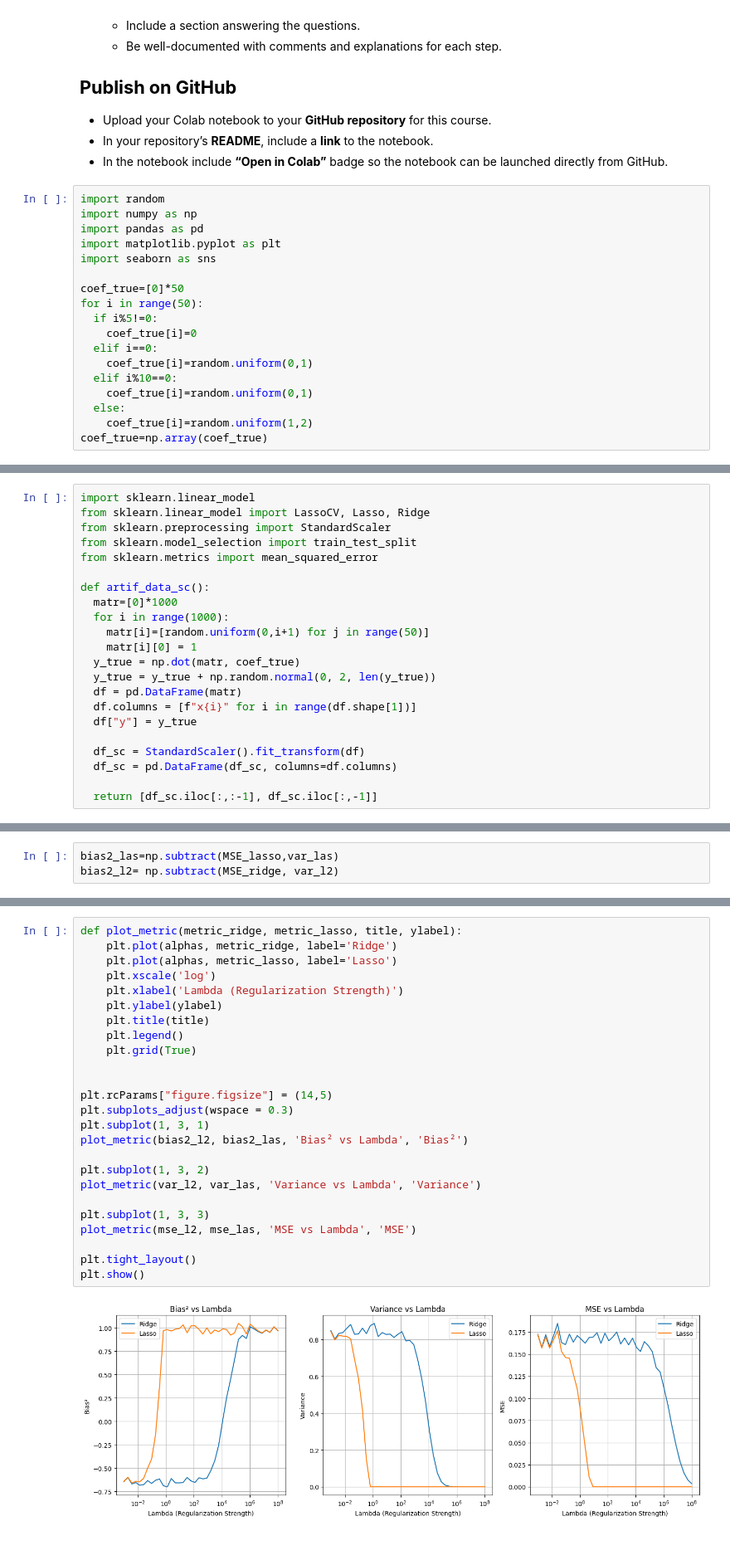
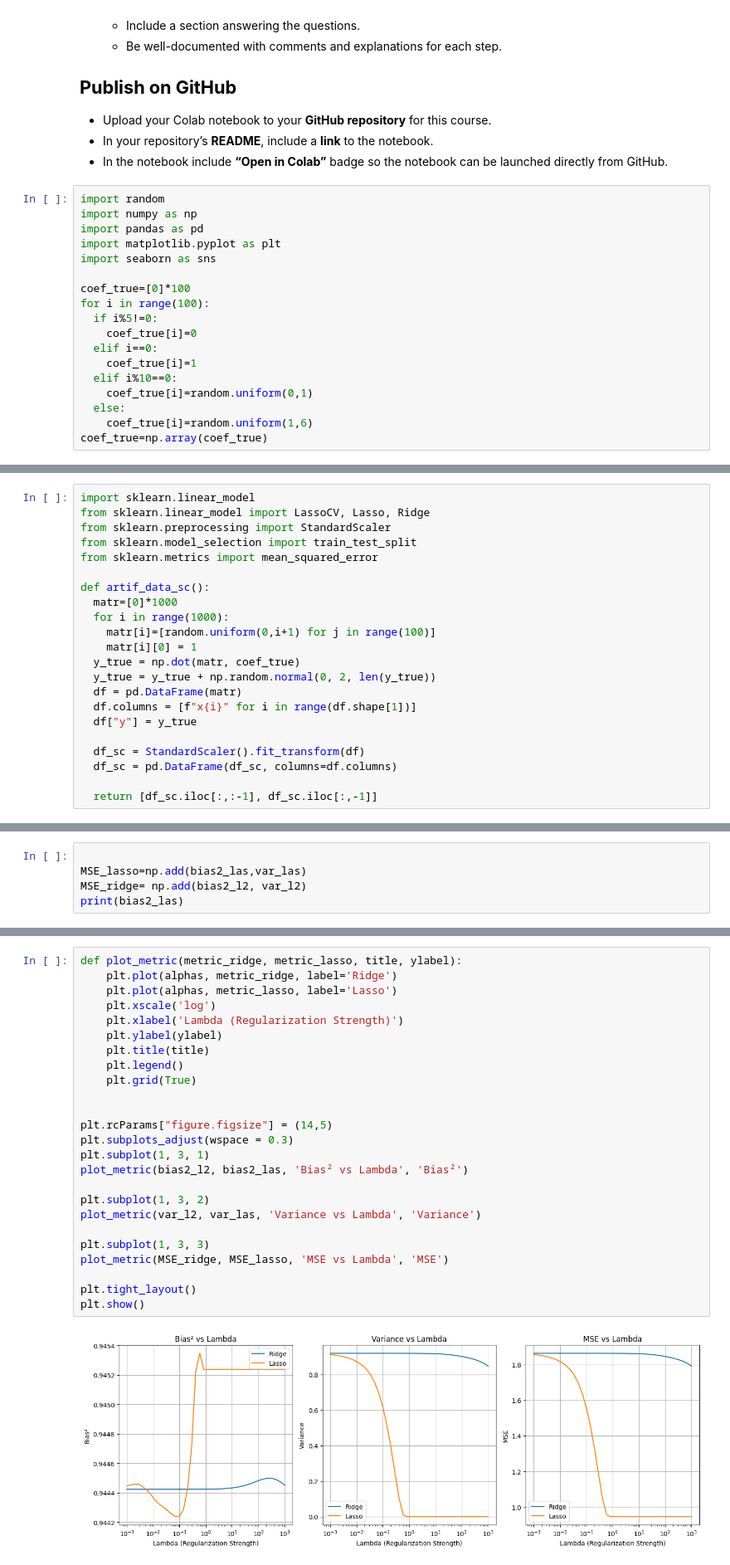
Before and after one commit to kaluznys/uczenie_maszynowe_UW, a Jupyter notebook: pd4_um_uw.ipynb, the cells around one changed output, grey strips where cells are left out. Shown at 83% size. Saved outputs shown, nothing was run; the diff lists cells and outputs as text.

```diff
--- a/pd4_um_uw.ipynb
+++ b/pd4_um_uw.ipynb
@@ -59,14 +59,14 @@ import pandas as pd
 import matplotlib.pyplot as plt
 import seaborn as sns
 
-coef_true=[0]*50
-for i in range(50):
+coef_true=[0]*100
+for i in range(100):
   if i%5!=0:
     coef_true[i]=0
   elif i==0:
-    coef_true[i]=random.uniform(0,1)
+    coef_true[i]=1
   elif i%10==0:
     coef_true[i]=random.uniform(0,1)
   else:
-    coef_true[i]=random.uniform(1,2)
+    coef_true[i]=random.uniform(1,6)
 coef_true=np.array(coef_true)
@@ -84,7 +80,7 @@ from sklearn.metrics import mean_squared_error
 def artif_data_sc():
   matr=[0]*1000
   for i in range(1000):
-    matr[i]=[random.uniform(0,i+1) for j in range(50)]
+    matr[i]=[random.uniform(0,i+1) for j in range(100)]
     matr[i][0] = 1
   y_true = np.dot(matr, coef_true)
   y_true = y_true + np.random.normal(0, 2, len(y_true))
@@ -182,3 +151,0 @@ for j in range(len(alphas)):
-# %%
-bias2_las=np.subtract(MSE_lasso,var_las)
-bias2_l2= np.subtract(MSE_ridge, var_l2)
@@ -188,0 +152,5 @@ len(bias2_l2), len(bias2_las), len(var_l2), len(var_las)
+# %%
+
+MSE_lasso=np.add(bias2_las,var_las)
+MSE_ridge= np.add(bias2_l2, var_l2)
+print(bias2_las)
@@ -189,27 +159,27 @@ len(bias2_l2), len(bias2_las), len(var_l2), len(var_las)
 # %%
 def plot_metric(metric_ridge, metric_lasso, title, ylabel):
     plt.plot(alphas, metric_ridge, label='Ridge')
     plt.plot(alphas, metric_lasso, label='Lasso')
     plt.xscale('log')
     plt.xlabel('Lambda (Regularization Strength)')
     plt.ylabel(ylabel)
     plt.title(title)
     plt.legend()
     plt.grid(True)
 
 
 plt.rcParams["figure.figsize"] = (14,5)
 plt.subplots_adjust(wspace = 0.3)
 plt.subplot(1, 3, 1)
 plot_metric(bias2_l2, bias2_las, 'Bias² vs Lambda', 'Bias²')
 
 plt.subplot(1, 3, 2)
 plot_metric(var_l2, var_las, 'Variance vs Lambda', 'Variance')
 
 plt.subplot(1, 3, 3)
-plot_metric(mse_l2, mse_las, 'MSE vs Lambda', 'MSE')
+plot_metric(MSE_ridge, MSE_lasso, 'MSE vs Lambda', 'MSE')
 
 plt.tight_layout()
 plt.show()
 # %% [output]
-[figure, old version]
+[figure, new version]
```
Also changed, not shown: parts of 7 cells of this notebook.
